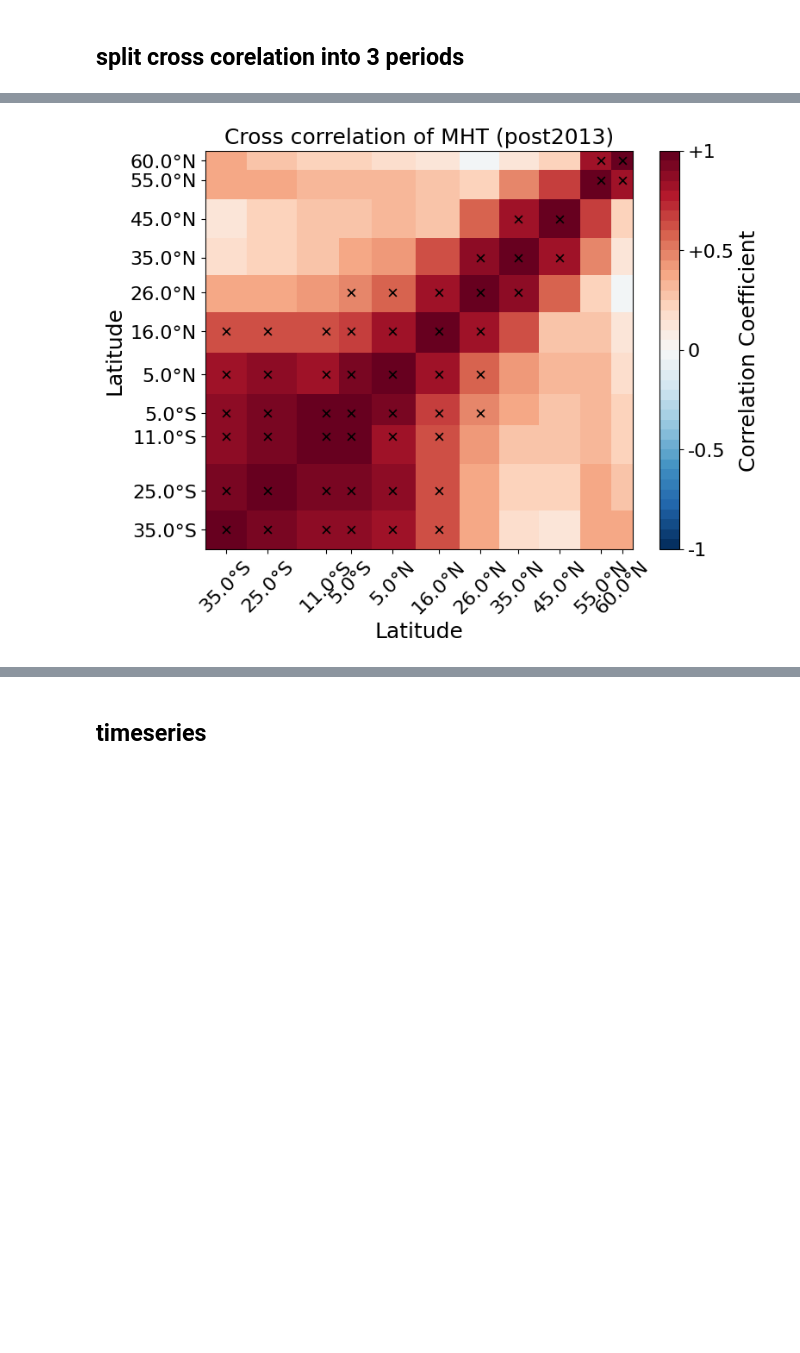
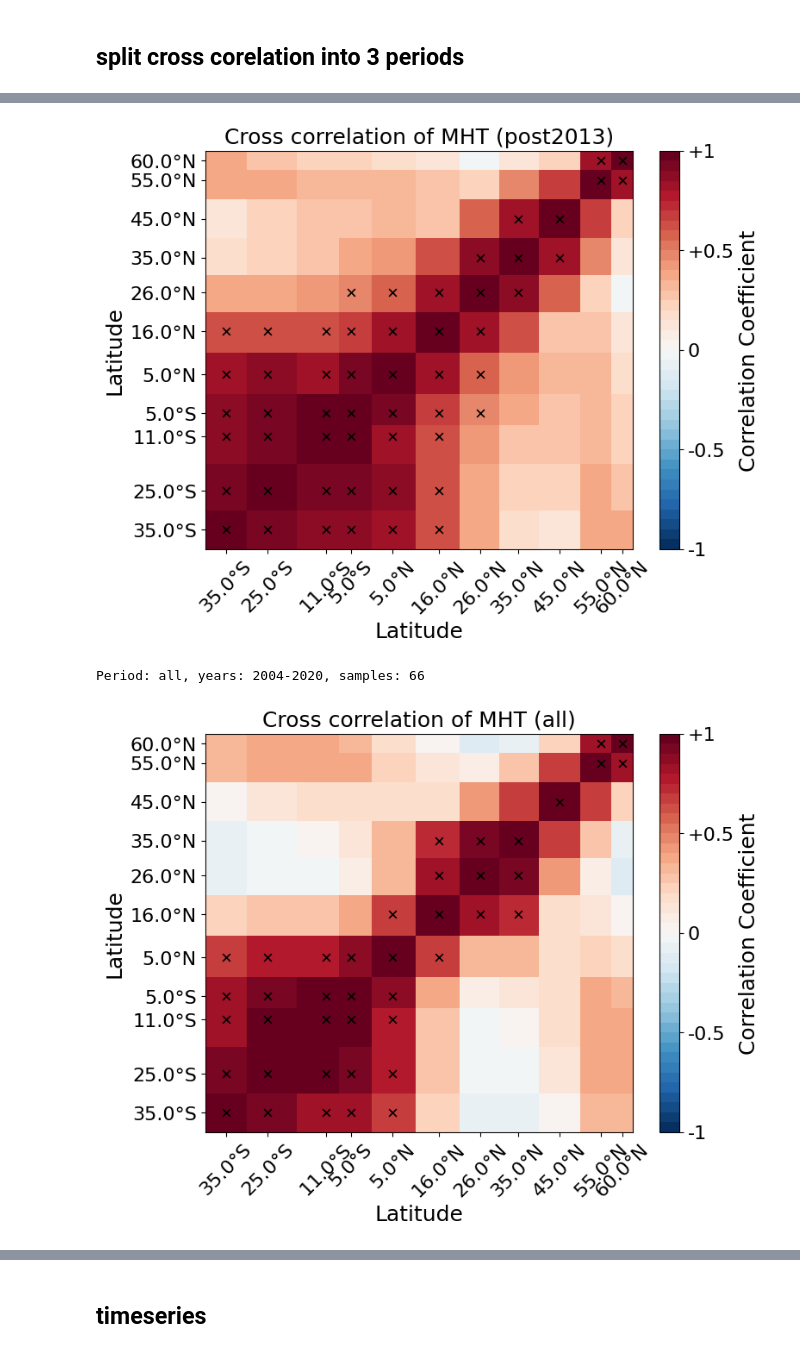
Before and after one commit to lea-dietz/masterthesis, a Jupyter notebook: coding/mht.ipynb, the cells around one changed output, grey strips where cells are left out. Saved outputs shown, nothing was run; the diff lists cells and outputs as text; code cells hidden in the pictures; blank space fills up the shorter version.

```diff
--- a/coding/mht.ipynb
+++ b/coding/mht.ipynb
@@ -390,13 +314,41 @@ plot_crosscorr(
 # %% [markdown]
 ## split cross corelation into 3 periods
 # %%
+
+cmap_lats = cb.sequential.GnBu_9.mpl_colormap
+lat_blocks = {
+    "ST": (16, 35),
+    "SA": (-25, -5),
+    "coherence_block": (-35, 35)
+}
+## mask for both blocks
+mask = (
+    ((lats >= lat_blocks["ST"][0]) & (lats <= lat_blocks["ST"][1])) |
+    ((lats >= lat_blocks["SA"][0]) & (lats <= lat_blocks["SA"][1]))
+)
+lat_idx = np.where(mask)[0]
+lats_slice = lats[lat_idx]
+
+
+# separate blocks
+lat_min, lat_max = lat_blocks["ST"]
+lats_st = lats[(lats >= lat_min) & (lats <= lat_max)]
+st_positions = [np.where(lats == l)[0][0] for l in lats_st]
+
+lat_min, lat_max = lat_blocks["SA"]
+lats_sa = lats[(lats >= lat_min) & (lats <= lat_max)]
+sa_positions = [np.where(lats == l)[0][0] for l in lats_sa]
+
+periods_corrs = {}
+periods_significance = {}
+cross_block_results = {}
+
 for period_name, (year_start, year_end) in periods.items():
     data_period = mht_filtered.sel(time=slice(year_start, year_end))
     print(f"Period: {period_name}, years: {year_start}-{year_end}, samples: {data_period.sizes['time']}")
-
-    print("start of this period: ", data_period.time.values[0])
-    print("end of this period: ", data_period.time.values[-1])
-    plot_crosscorr(
+    # print("start of this period: ", data_period.time.values[0])
+    # print("end of this period: ", data_period.time.values[-1])
+    corr_matrix, significance_mask = plot_crosscorr(
         data_period,
         lats=lats,
         lat_labels=lat_labels,
@@ -407,5 +359,25 @@ for period_name, (year_start, year_end) in periods.items():
         savefig=True,
         savename=f"crosscorr_mht_{period_name}"
     )
+
+    periods_corrs[period_name] = corr_matrix
+    periods_significance[period_name] = significance_mask
+
+    # extract ST x SA cross-block sub-matrix straight from this period's matrix/mask
+    cross_sub = corr_matrix[np.ix_(st_positions, sa_positions)]
+    mask_sub = significance_mask[np.ix_(st_positions, sa_positions)]
+
+    n_valid = int(mask_sub.sum())
+    n_total = cross_sub.size
+    mean_coh = cross_sub[mask_sub].mean() if n_valid >= 2 else np.nan
+
+    cross_block_results[period_name] = {
+        "mean_cross_coherence": mean_coh,
+        "n_valid_pairs": n_valid,
+        "n_total_pairs": n_total,
+    }
+    # print(corr_matrix)
+# cross_block_df = pd.DataFrame(cross_block_results).T
+# print(cross_block_df)
 # %% [output]
 Period: pre2009, years: 2004-2008-11, samples: 19
@@ -422,4 +388,6 @@ end of this period:  2020-08-14T23:59:59.999998
 [figure]
+Period: all, years: 2004-2020, samples: 66
+[figure, added]
 # %%
 year_sel = 2013
 year_end = 2017
```
Also changed, not shown: parts of 27 cells of this notebook, 34 other files.
